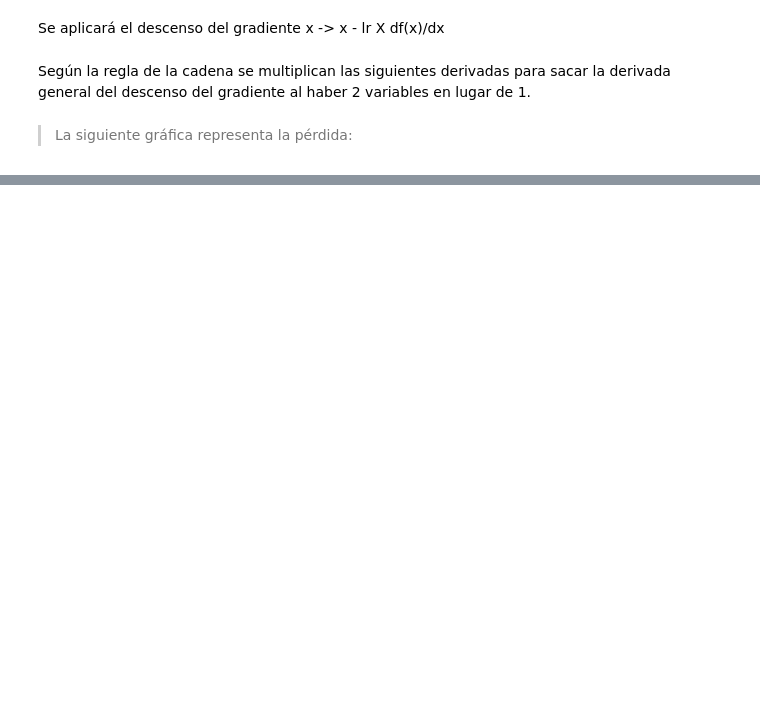
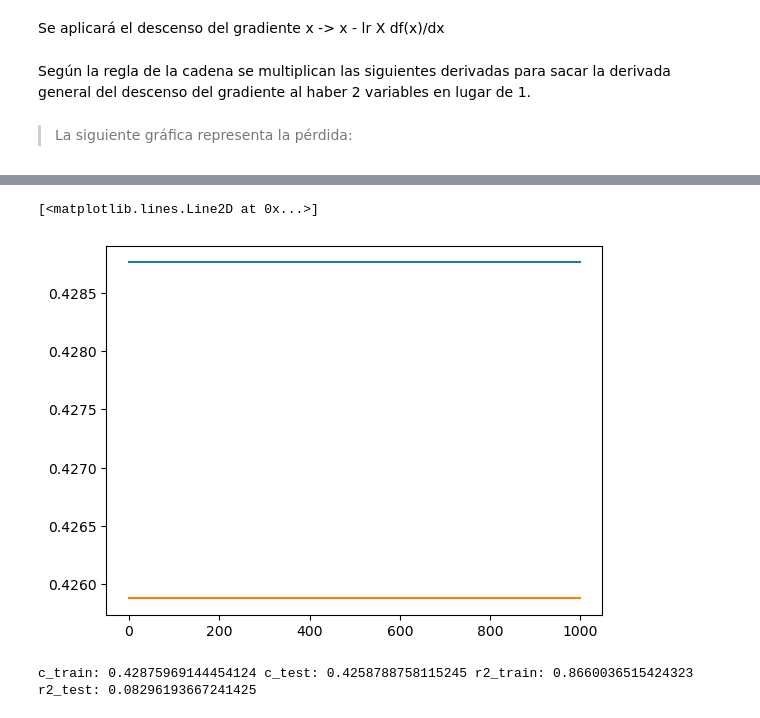
Before and after one commit to DaniMartinezX/carpeta_IA, a Jupyter notebook: Programacion de IA/tirmestre_2/reglin.ipynb, the cells around one changed output, grey strips where cells are left out. Cells and saved outputs as stored; diff of their text form; code cells hidden in the pictures; blank space fills up the shorter version.

```diff
--- a/Programacion de IA/tirmestre_2/reglin.ipynb
+++ b/Programacion de IA/tirmestre_2/reglin.ipynb
@@ -122,4 +162,11 @@ def fit(x_train, y_train, lr = 0.01, epochs = 100):
 
 # Va bajando la perdida de cada vez
+# %%
+lg = int(0.8 * len(lx))
+
+lx_train = lx[:lg]
+ly_train = ly[:lg]
+lx_test = lx[lg:]
+ly_test = ly[lg:]
 # %% [markdown]
 > La siguiente gráfica representa la pérdida:
@@ -148,0 +173,8 @@ a: 1.0375867951320157 b: 2.9471398073633788 loss: 0.5582850512099793
+# %%
+lloss, lloss_test, la, lb = fit(lx_train, ly_train, lr=0.05, epochs=1000,
+                                batch_size=None, x_test = lx_test, y_test = ly_test)
+print(f"a: {la[-1]}  b: {lb[-1]} loss: {lloss[-1]} r2 = {calc_accuracy(lx, ly)}")
+
+plt.plot(range(len(lloss)), lloss)
+plt.plot(range(len(lloss_test)), lloss_test)
+# %% [output]
@@ -148,0 +182,10 @@ a: 1.0375867951320157 b: 2.9471398073633788 loss: 0.5582850512099793
+[<matplotlib.lines.Line2D at 0x...>]
+[figure, added]
+# %%
+c_train = coste(lx_train, ly_train)
+c_test = coste(lx_test, ly_test)
+r2_train = calc_accuracy(lx_train, ly_train)
+r2_test = calc_accuracy(lx_test, ly_test)
+print(f"c_train: {c_train} c_test: {c_test} r2_train: {r2_train} r2_test: {r2_test}")
+# %% [output]
+c_train: 0.42875969144454124 c_test: 0.4258788758115245 r2_train: 0.8660036515424323 r2_test: 0.08296193667241425
```
Also changed, not shown: parts of 10 cells of this notebook, 1 other file.
